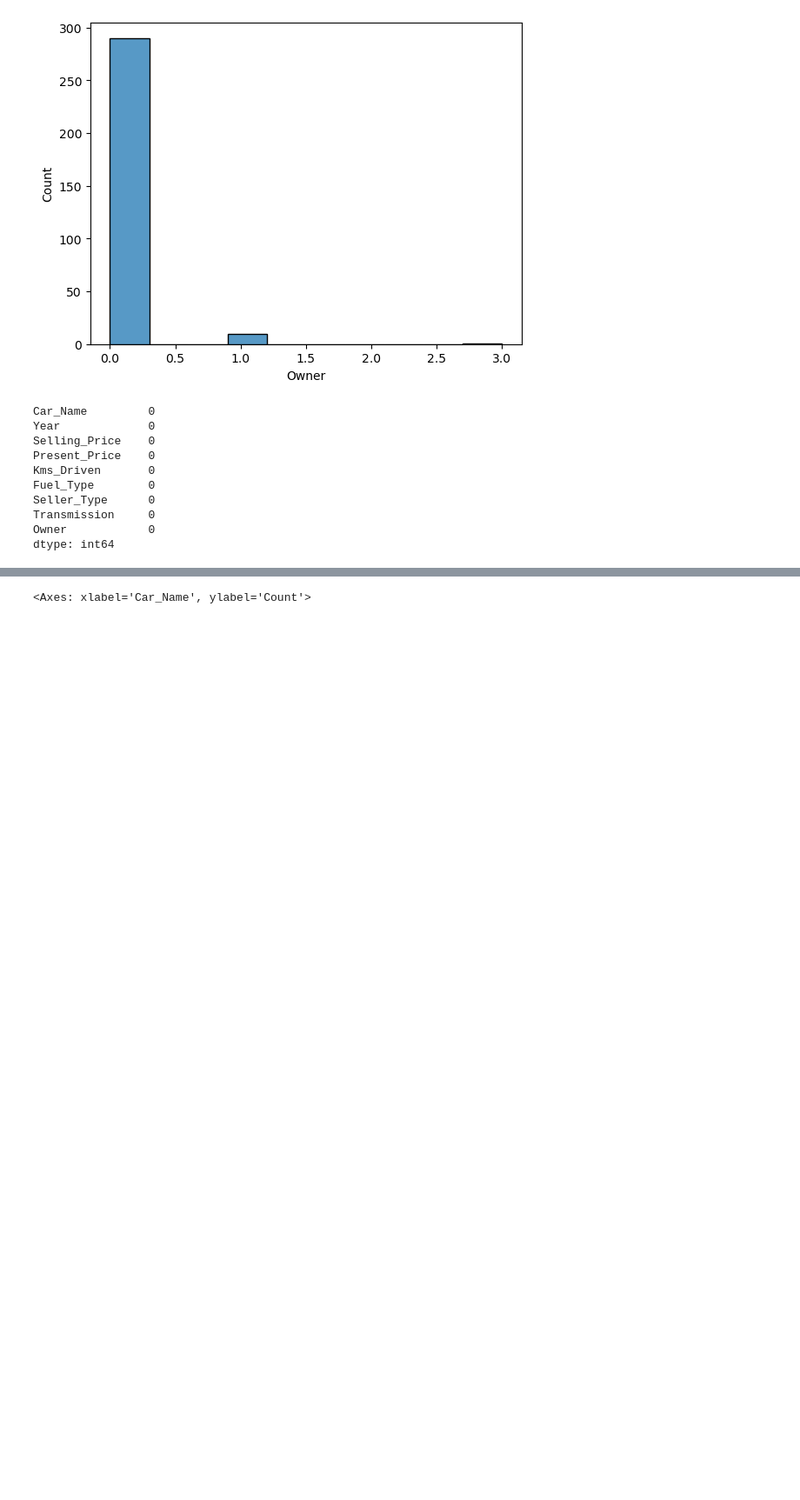
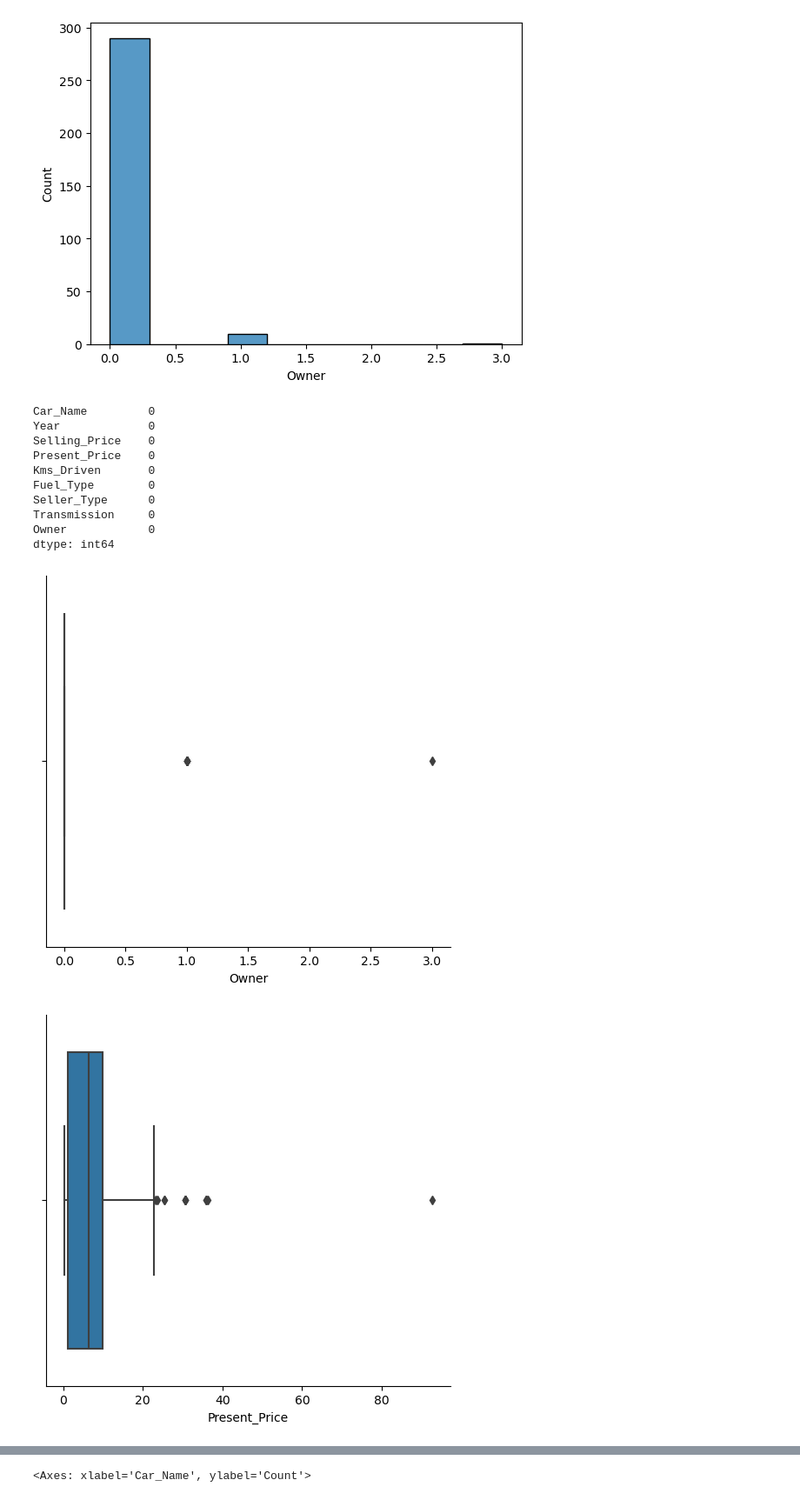
Before and after one commit to alexandre-assad/new-car, a Jupyter notebook: notebooks/exploratory-analysis.ipynb, the cells around one changed output, grey strips where cells are left out. Shown at 87% size. Cells and saved outputs as stored; diff of their text form; code cells hidden in the pictures; blank space fills up the shorter version.

Commit message:
:wip: adding all catplots & better explanation of it

```diff
--- a/notebooks/exploratory-analysis.ipynb
+++ b/notebooks/exploratory-analysis.ipynb
@@ -13,6 +13,11 @@ def informations_qualitatives_data(columns : List[str], dataframe: DataFrame) ->
         print(f" {column_name} : {len_values} values with \n {counter}")
 
     return None
+
+def catplot_columns(columns: List[str], dataframe: DataFrame) -> None:
+    for column_name in columns:
+        sns.catplot(data=dataframe, x=column_name, kind="box")
+    return None
 # %%
 dataframe = read_csv(path.join("..", 'data/raw','carData.csv'))
 dataframe.info()
@@ -84,3 +92,10 @@ Seller_Type      0
 Transmission     0
 Owner            0
 dtype: int64
+# %%
+categorical_columns = ["Car_Name", "Fuel_Type", "Seller_Type", "Transmission"]
+numerical_columns = list(set(dataframe.columns) - set(categorical_columns))
+catplot_columns(columns=numerical_columns, dataframe=dataframe)
+# %% [output]
+[figure, added]
+[figure, added]
```
Also changed, not shown: parts of 7 cells of this notebook.
